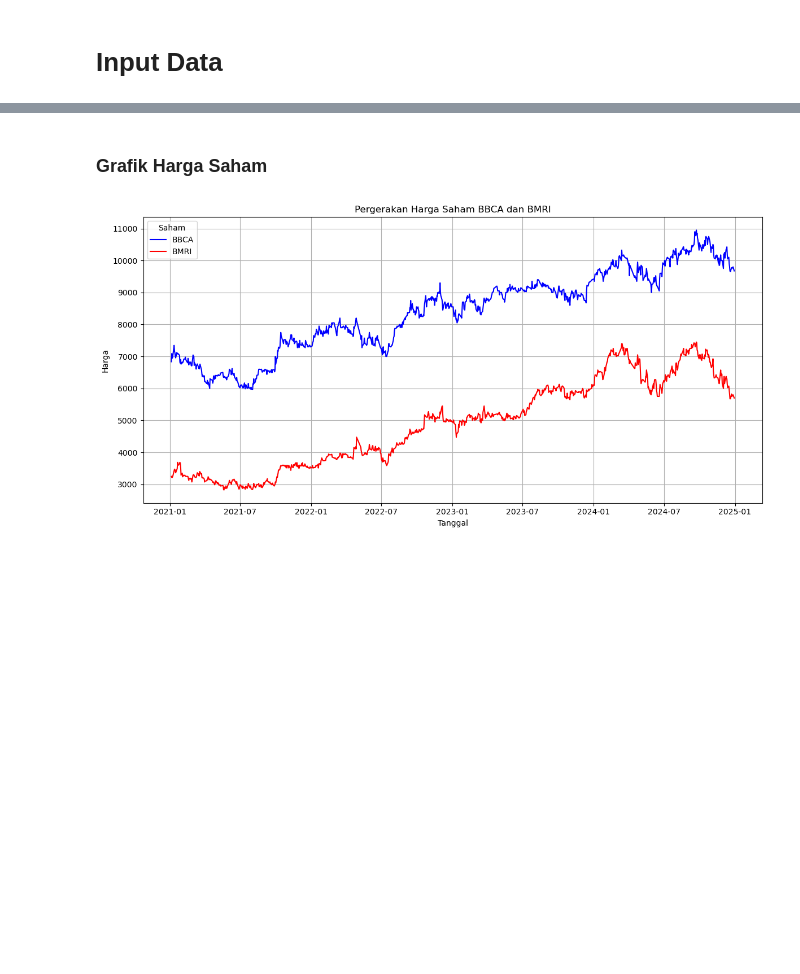
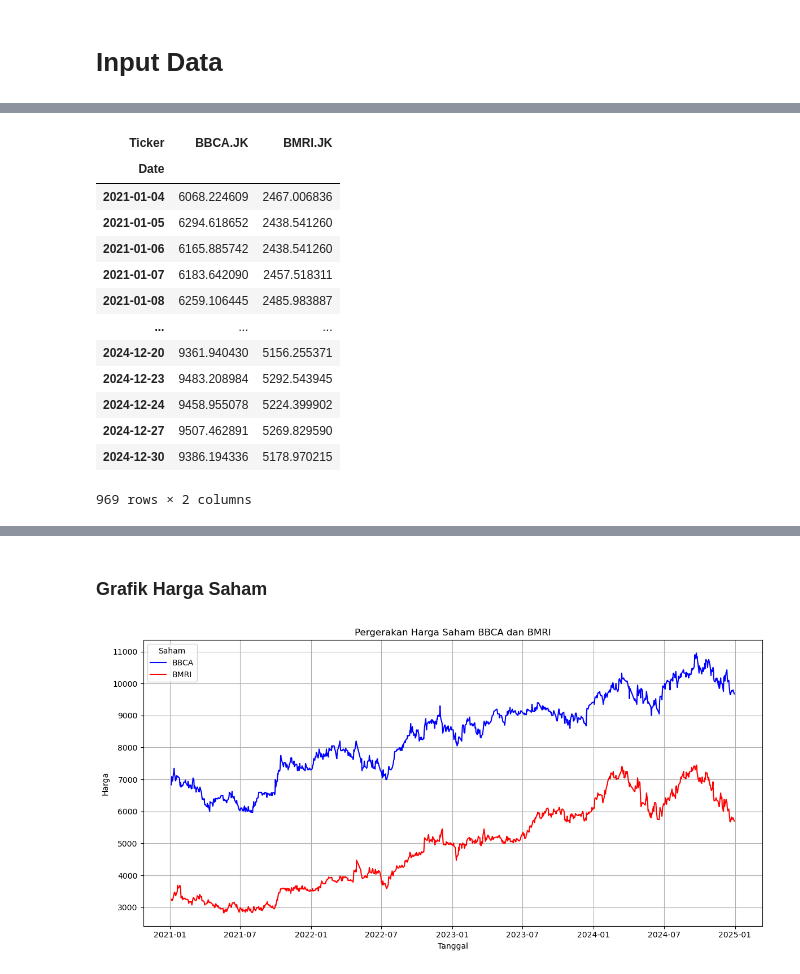
Before and after one commit to AlphaMale258/script, a Jupyter notebook: Script Skripsi.ipynb, the cells around one changed output, grey strips where cells are left out. Drawn from its saved outputs; the diff is of its cells as text; code cells hidden in the pictures; blank space fills up the shorter version.

```diff
--- a/Script Skripsi.ipynb
+++ b/Script Skripsi.ipynb
@@ -29,3 +55,22 @@ gabung.loc[gabung["Date"] < pd.to_datetime("2021-03-09"), "BMRI"] /= 2
+# %%
+# Gabungkan berdasarkan tanggal
+gabung = pd.merge(bbca["Close"], bmri["Close"], on="Date")
+gabung
+# %% [output]
+| Ticker | BBCA.JK | BMRI.JK |
+| Date |  |  |
+| 2021-01-04 | 6068.224609 | 2467.006836 |
+| 2021-01-05 | 6294.618652 | 2438.541260 |
+| 2021-01-06 | 6165.885742 | 2438.541260 |
+| 2021-01-07 | 6183.642090 | 2457.518311 |
+| 2021-01-08 | 6259.106445 | 2485.983887 |
+| ... | ... | ... |
+| 2024-12-20 | 9361.940430 | 5156.255371 |
+| 2024-12-23 | 9483.208984 | 5292.543945 |
+| 2024-12-24 | 9458.955078 | 5224.399902 |
+| 2024-12-27 | 9507.462891 | 5269.829590 |
+| 2024-12-30 | 9386.194336 | 5178.970215 |
+969 rows × 2 columns
 # %%
 gabung
 # %% [output]
```
Also changed, not shown: parts of 7 cells of this notebook.
